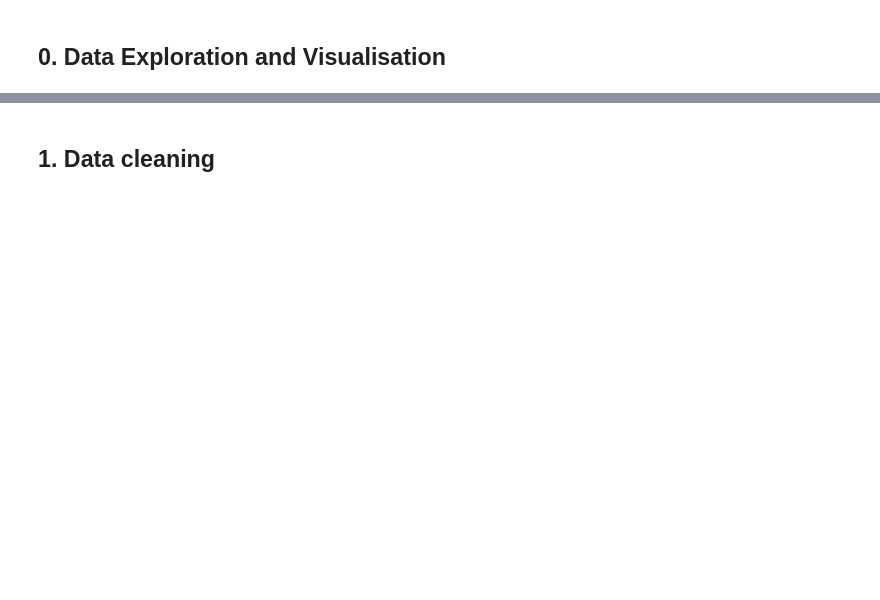
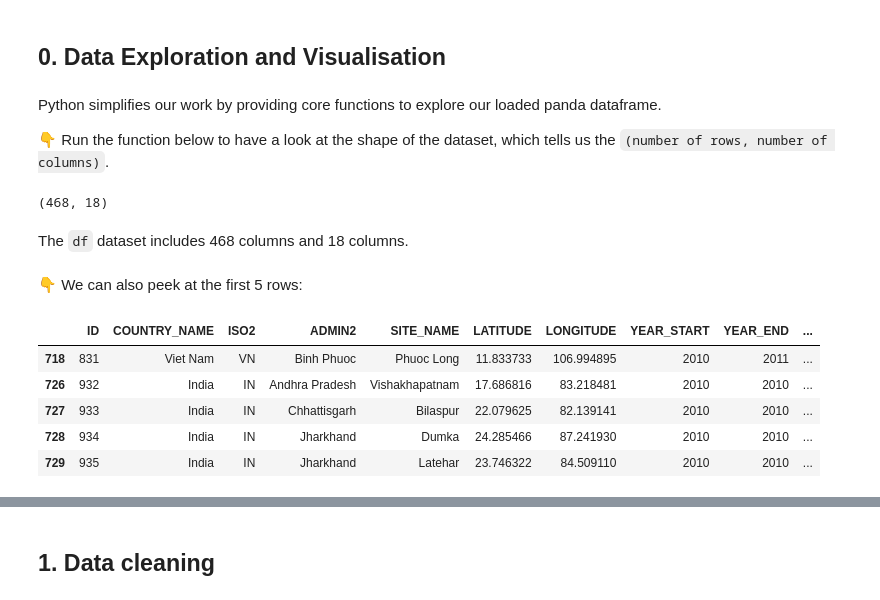
Before and after one commit to APepey/ML-workshop, a Jupyter notebook: notebooks/challenge02_MLbasics.ipynb, the cells around one changed output, grey strips where cells are left out. Cells and saved outputs as stored; diff of their text form; code cells hidden in the pictures; blank space fills up the shorter version.

```diff
--- a/notebooks/challenge02_MLbasics.ipynb
+++ b/notebooks/challenge02_MLbasics.ipynb
@@ -37,0 +51,21 @@ data['GarageFinish'].describe()
+# %% [markdown]
+Python simplifies our work by providing core functions to explore our loaded panda dataframe.
+
+👇 Run the function below to have a look at the shape of the dataset, which tells us the `(number of rows, number of columns)`.
+# %%
+df.shape
+# %% [output]
+(468, 18)
+# %% [markdown]
+The `df` dataset includes 468 columns and 18 columns.
+# %% [markdown]
+👇 We can also peek at the first 5 rows:
+# %%
+df.head()
+# %% [output]
+|  | ID | COUNTRY_NAME | ISO2 | ADMIN2 | SITE_NAME | LATITUDE | LONGITUDE | YEAR_START | YEAR_END | ... |
+| 718 | 831 | Viet Nam | VN | Binh Phuoc | Phuoc Long | 11.833733 | 106.994895 | 2010 | 2011 | ... |
+| 726 | 932 | India | IN | Andhra Pradesh | Vishakhapatnam | 17.686816 | 83.218481 | 2010 | 2010 | ... |
+| 727 | 933 | India | IN | Chhattisgarh | Bilaspur | 22.079625 | 82.139141 | 2010 | 2010 | ... |
+| 728 | 934 | India | IN | Jharkhand | Dumka | 24.285466 | 87.241930 | 2010 | 2010 | ... |
+| 729 | 935 | India | IN | Jharkhand | Latehar | 23.746322 | 84.509110 | 2010 | 2010 | ... |
```
Also changed, not shown: parts of 41 cells of this notebook.
